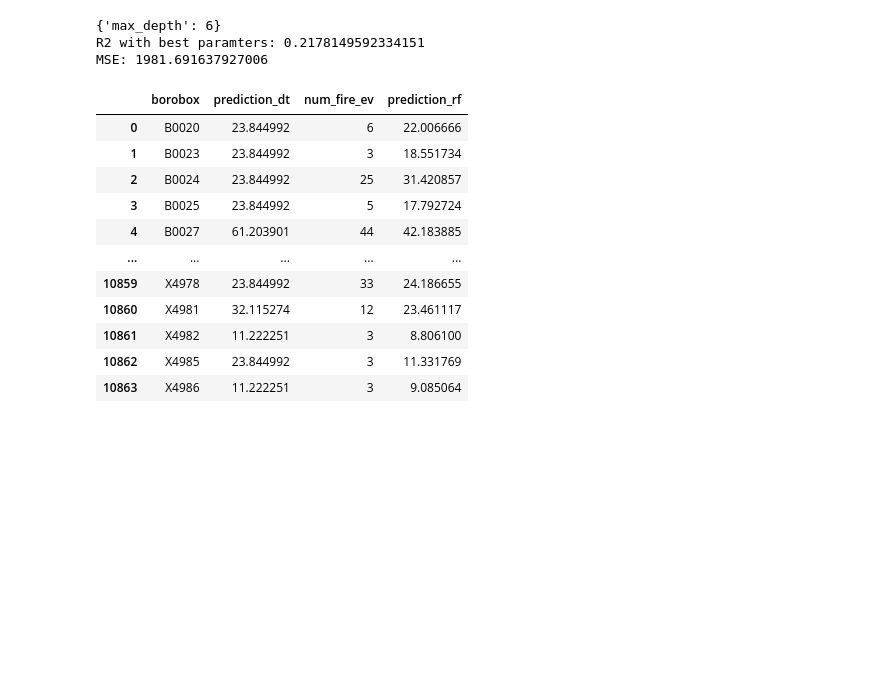
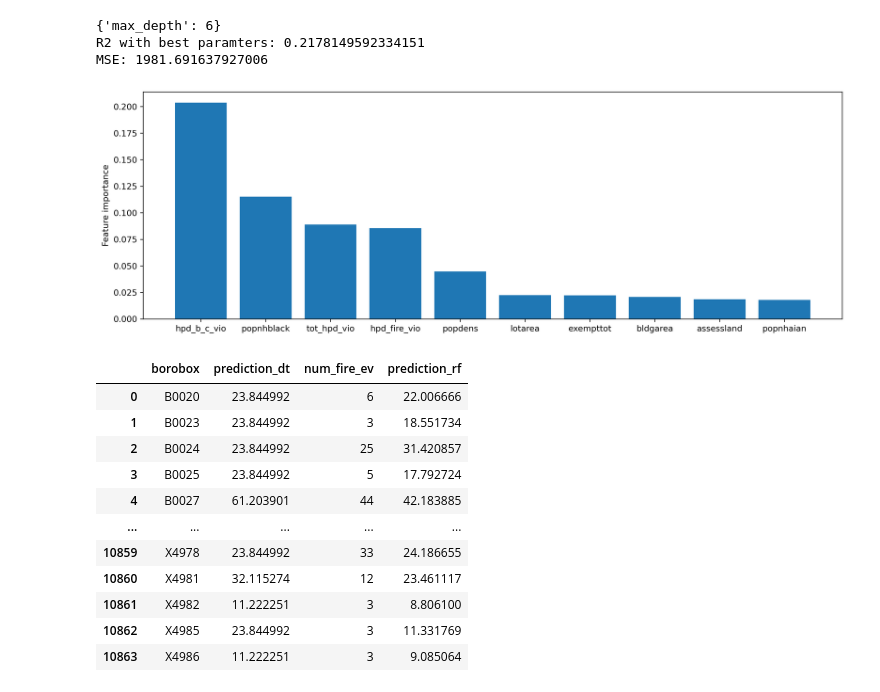
Before and after one commit to KaiElwood/machine-learning-final, a Jupyter notebook: code/04a_rf_bayesnet_box.ipynb, the cells around one changed output. Drawn from its saved outputs; the diff is of its cells as text; code cells hidden in the pictures; blank space fills up the shorter version.

Commit message:
update feature importance variables

```diff
--- a/code/04a_rf_bayesnet_box.ipynb
+++ b/code/04a_rf_bayesnet_box.ipynb
@@ -445,6 +445,22 @@ from sklearn.ensemble import RandomForestRegressor
 rf = RandomForestRegressor(n_estimators=30, n_jobs=-1, max_depth = 6, random_state = 99)
 rf.fit(X_train, y_train.iloc[:, 1])
 y_pred=rf.predict(X_test)
+# %%
+Feature_importance=pd.DataFrame([list(X_train.columns),list(rf.feature_importances_)]).T
+Feature_importance.columns=["variables","importance"]
+
+# list the top 10 most important features in order (using max_Depth = 4)
+ft_rf= Feature_importance.sort_values(by="importance",ascending=False).iloc[:10,:]
+ft_rf
+
+plt.figure(figsize=(15, 5), dpi=300)
+plt.bar(ft_rf.sort_values(by="importance",ascending=False).iloc[:,0],
+        ft_rf.sort_values(by="importance",ascending=False).iloc[:,1])
+plt.ylabel("Feature importance")
+
+plt.savefig(os.join(plots, "feature_impt_rf.png"))
+# %% [output]
+[figure, added]
 # %%
 ## predict values for each box
 pred_box2= pd.concat([pred_box,
```
Also changed, not shown: parts of 4 cells of this notebook, 3 other files.
